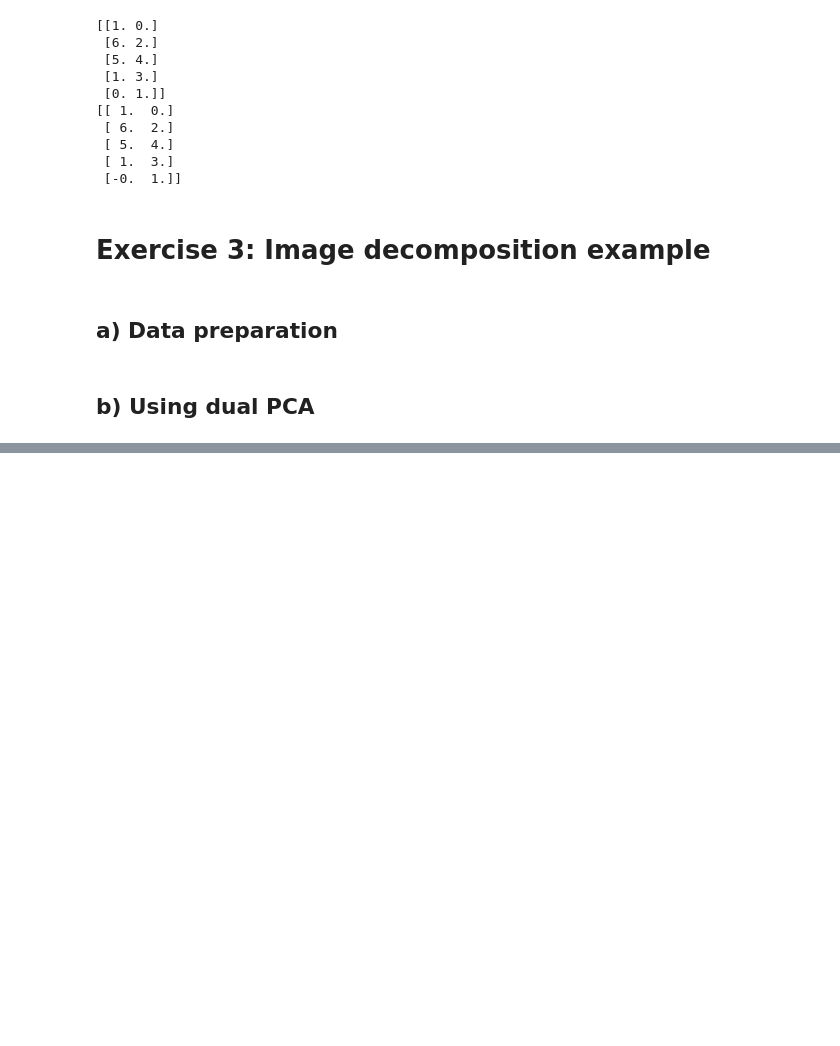
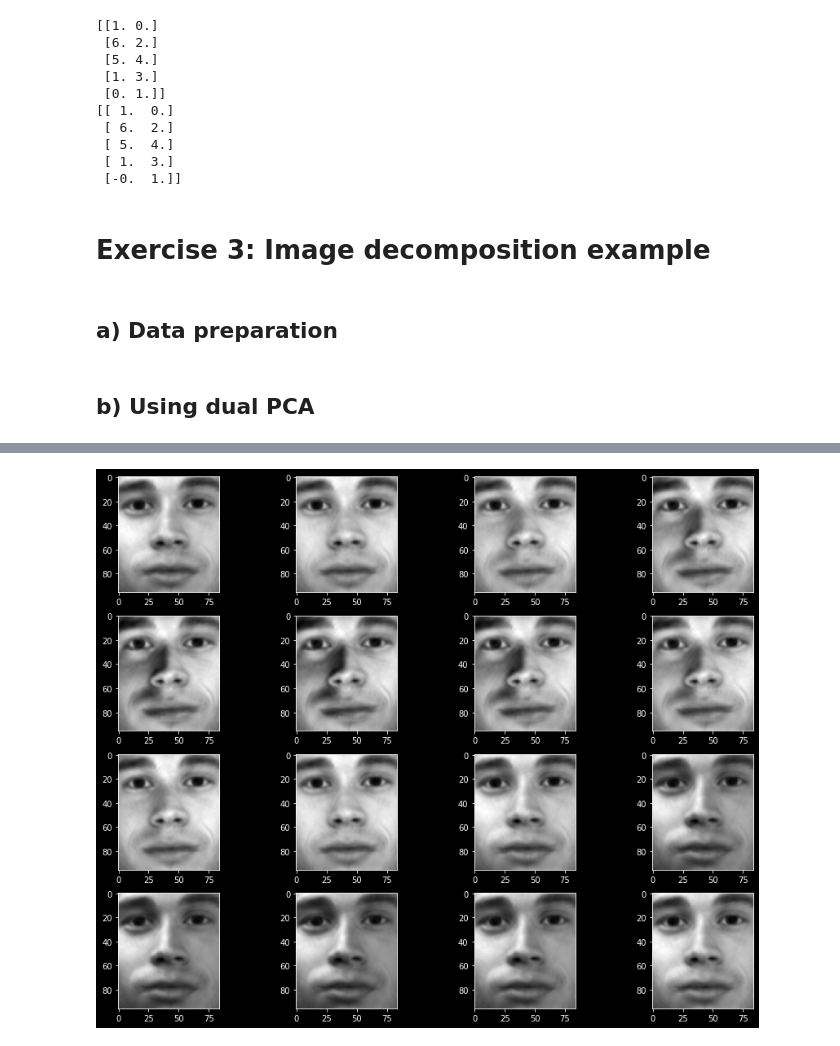
Before and after one commit to gendestry/UZ_Naloga6, a Jupyter notebook: assignment.ipynb, the cells around one changed output, grey strips where cells are left out. Drawn from its saved outputs; the diff is of its cells as text; code cells hidden in the pictures; blank space fills up the shorter version.

```diff
--- a/assignment.ipynb
+++ b/assignment.ipynb
@@ -206,0 +242,23 @@ plt.show()
+# %%
+def ret_images_animated(pimg, index, range, scale, offset):
+    ret = []
+    rng = np.sin(np.linspace(range[0], range[1]) + offset) * scale
+    for i in rng:
+        pimg[index] = i
+        ret.append(np.copy(pimg))
+    return np.array(ret)
+# %%
+images2_prep, images2_avg = prepare_imgs('data/faces/2/')
+images2_pca = DualPCA(images2_prep)
+
+avg_projected = images2_pca.project(images2_avg)
+avg_projected = ret_images_animated(avg_projected, [1,2,3], [-10, 10], 1000, 0.1234)
+avg_projected = images2_pca.project_back_arr(avg_projected)
+
+plt.figure(figsize=(15, 12))
+for i in range(16):
+    plt.subplot(4, 4, i + 1)
+    plt.imshow(avg_projected[i].reshape(96,84), cmap='gray')
+plt.show()
+# %% [output]
+[figure, added]
```
Also changed, not shown: parts of 11 cells of this notebook.
